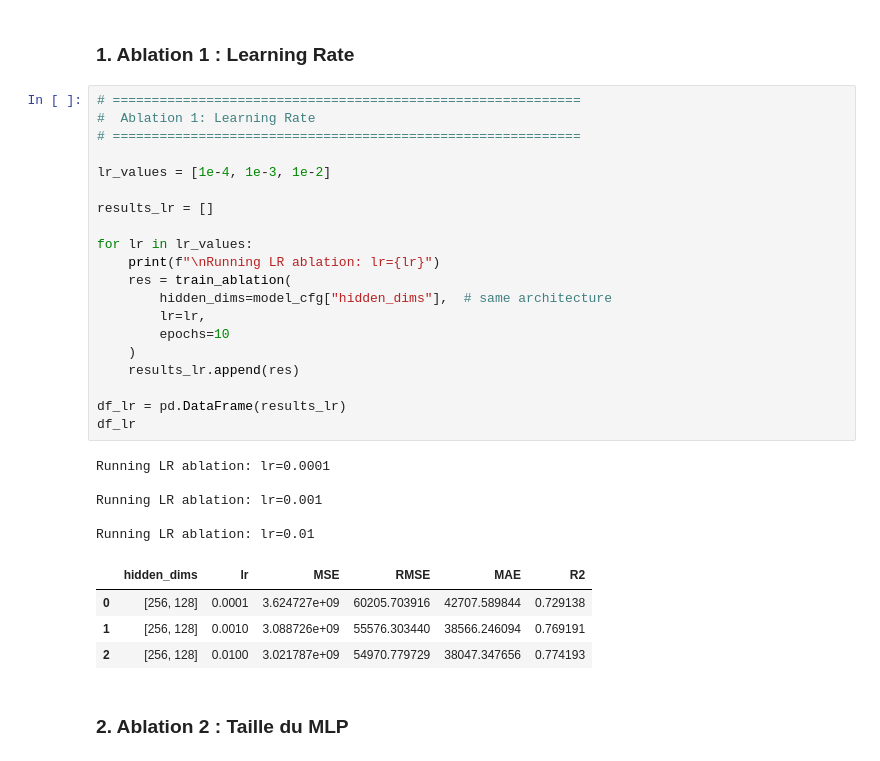
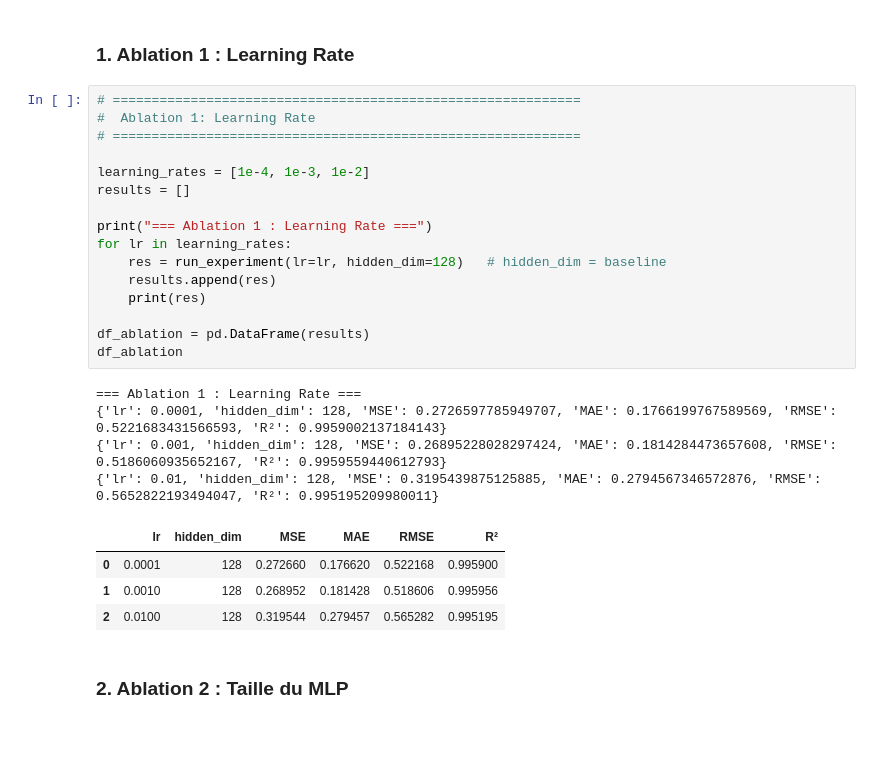
Before and after one commit to TuguduMiamMiam/Projet-piscine, a Jupyter notebook: starters/ts-project-starter/ts-project/notebooks/lstm_jena_climate.ipynb, the cells around one changed output. Drawn from its saved outputs; the diff is of its cells as text; blank space fills up the shorter version.

```diff
--- a/starters/ts-project-starter/ts-project/notebooks/lstm_jena_climate.ipynb
+++ b/starters/ts-project-starter/ts-project/notebooks/lstm_jena_climate.ipynb
@@ -1077,32 +1075,27 @@ def train_ablation(
 # %%
 # ============================================================
 #  Ablation 1: Learning Rate
 # ============================================================
 
-lr_values = [1e-4, 1e-3, 1e-2]
+learning_rates = [1e-4, 1e-3, 1e-2]
+results = []
 
-results_lr = []
+print("=== Ablation 1 : Learning Rate ===")
+for lr in learning_rates:
+    res = run_experiment(lr=lr, hidden_dim=128)   # hidden_dim = baseline
+    results.append(res)
+    print(res)
 
-for lr in lr_values:
-    print(f"\nRunning LR ablation: lr={lr}")
-    res = train_ablation(
-        hidden_dims=model_cfg["hidden_dims"],  # same architecture
-        lr=lr,
-        epochs=10
-    )
-    results_lr.append(res)
-
-df_lr = pd.DataFrame(results_lr)
-df_lr
+df_ablation = pd.DataFrame(results)
+df_ablation
 # %% [output]
-Running LR ablation: lr=0.0001
-
-Running LR ablation: lr=0.001
-
-Running LR ablation: lr=0.01
+=== Ablation 1 : Learning Rate ===
+{'lr': 0.0001, 'hidden_dim': 128, 'MSE': 0.2726597785949707, 'MAE': 0.1766199767589569, 'RMSE': 0.5221683431566593, 'R²': 0.9959002137184143}
+{'lr': 0.001, 'hidden_dim': 128, 'MSE': 0.26895228028297424, 'MAE': 0.1814284473657608, 'RMSE': 0.5186060935652167, 'R²': 0.9959559440612793}
+{'lr': 0.01, 'hidden_dim': 128, 'MSE': 0.3195439875125885, 'MAE': 0.2794567346572876, 'RMSE': 0.5652822193494047, 'R²': 0.995195209980011}
-|  | hidden_dims | lr | MSE | RMSE | MAE | R2 |
-| 0 | [256, 128] | 0.0001 | 3.624727e+09 | 60205.703916 | 42707.589844 | 0.729138 |
-| 1 | [256, 128] | 0.0010 | 3.088726e+09 | 55576.303440 | 38566.246094 | 0.769191 |
-| 2 | [256, 128] | 0.0100 | 3.021787e+09 | 54970.779729 | 38047.347656 | 0.774193 |
+|  | lr | hidden_dim | MSE | MAE | RMSE | R² |
+| 0 | 0.0001 | 128 | 0.272660 | 0.176620 | 0.522168 | 0.995900 |
+| 1 | 0.0010 | 128 | 0.268952 | 0.181428 | 0.518606 | 0.995956 |
+| 2 | 0.0100 | 128 | 0.319544 | 0.279457 | 0.565282 | 0.995195 |
 # %% [markdown]
 ### 2. Ablation 2 : Taille du MLP
```
Also changed, not shown: parts of 12 cells of this notebook.
